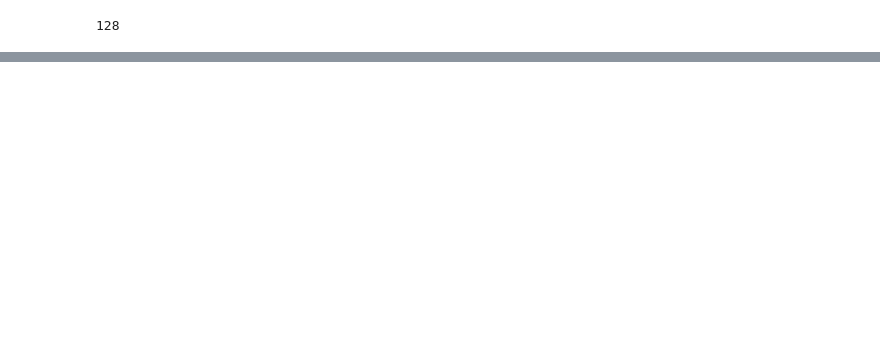
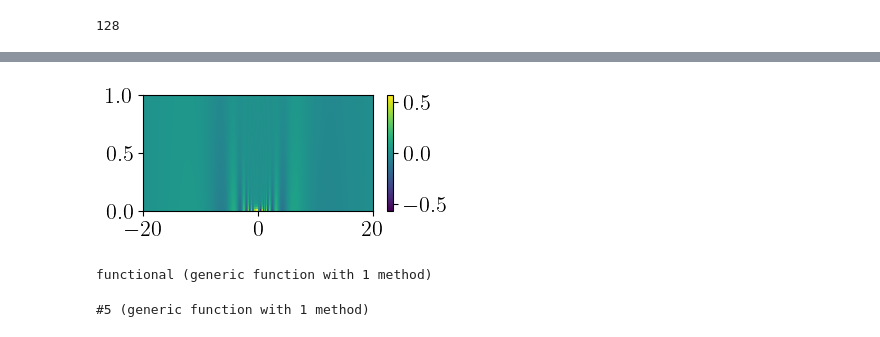
Before and after one commit to SpM-lab/Nevanlinna.jl, a Jupyter notebook: test_jl.ipynb, the cells around one changed output, grey strips where cells are left out. Saved outputs shown, nothing was run; the diff lists cells and outputs as text; code cells hidden in the pictures; blank space fills up the shorter version.

```diff
--- a/test_jl.ipynb
+++ b/test_jl.ipynb
@@ -116,9 +75,22 @@ Main.my
 # %%
-test_gw   = Array{Complex{Float64}}(undef, hnw)
-test_smpl = Array{Float64}(undef, hnw)
+test_gw   = Array{Complex{BigFloat}}(undef, hnw)
+test_smpl = Array{BigFloat}(undef, hnw)
 ;
 # %%
 for i in 1:hnw
-    test_smpl[i] = IR_basis_set.smpl_wn_f.sampling_points[hnw+i]*pi/beta
-    test_gw[i]   = gw[hnw+i]
+    test_smpl[i]= parse(BigFloat, string(IR_basis_set.smpl_wn_f.sampling_points[hnw+i]*pi/beta))
+    test_gw[i]  = parse(BigFloat, string(real(gw[hnw+i]))) + parse(BigFloat, string(imag(gw[hnw+i])))*im
 end
+#=
+f = open("in_green.dat", "r")
+for i in 1:hnw
+    list = readline(f)
+    s  = split(list,'\t')
+    o  = parse(BigFloat, s[1])
+    re = parse(BigFloat, s[2])
+    ii = parse(BigFloat, s[3])
+    test_smpl[i] = o
+    test_gw[i]   = re + ii*im
+end
+close(f)
+=#
@@ -130,0 +124,33 @@ Pick matrix is positive semi-definite.
+# %%
+mesh = 1024
+myx = 40*(collect(1:mesh) .- mesh/2) ./ mesh
+myy = 20*(collect(1:mesh) .- 1) ./ mesh
+hardy_plot = Array{Complex{BigFloat}}(undef, mesh, mesh)
+for i in 1:mesh
+    for j in 1:mesh
+        hardy_plot[j,i] = hardy_basis(myx[j],myy[i],20)
+    end
+end
+plt.figure(figsize=(3.7,1.5))
+#plt.pcolormesh(myx, myy, real.(hardy_basis.(myx,myy,1)'), shading="auto")
+plt.pcolormesh(myx, myy, Float64.(real.(hardy_plot')))
+#plt.pcolormesh(myx, myy, Float64.(imag.(conj.(hardy_plot)')))
+ax = plt.gca()
+ax.set_xlim([-20,20])
+ax.set_ylim([0,1])
+#ax.set_aspect("equal")
+plt.colorbar()
+plt.show()
+# %% [output]
+[figure, added]
+# %%
+function functional(imag::ImagDomainData, reals::RealDomainData, phis::Vector{Complex{BigFloat}}, H::Int64, ab_coeff::Vector{Float64})
+    evaluation(imaginary, reals, phis, H, ab_coeff)
+    return real(calc_functional(reals))
+end
+# %% [output]
+functional (generic function with 1 method)
+# %%
+ff = x->functional(imaginary, reals, phis, H, x)
+# %% [output]
+#5 (generic function with 1 method)
```
Also changed, not shown: parts of 15 cells of this notebook, 13 other files.
